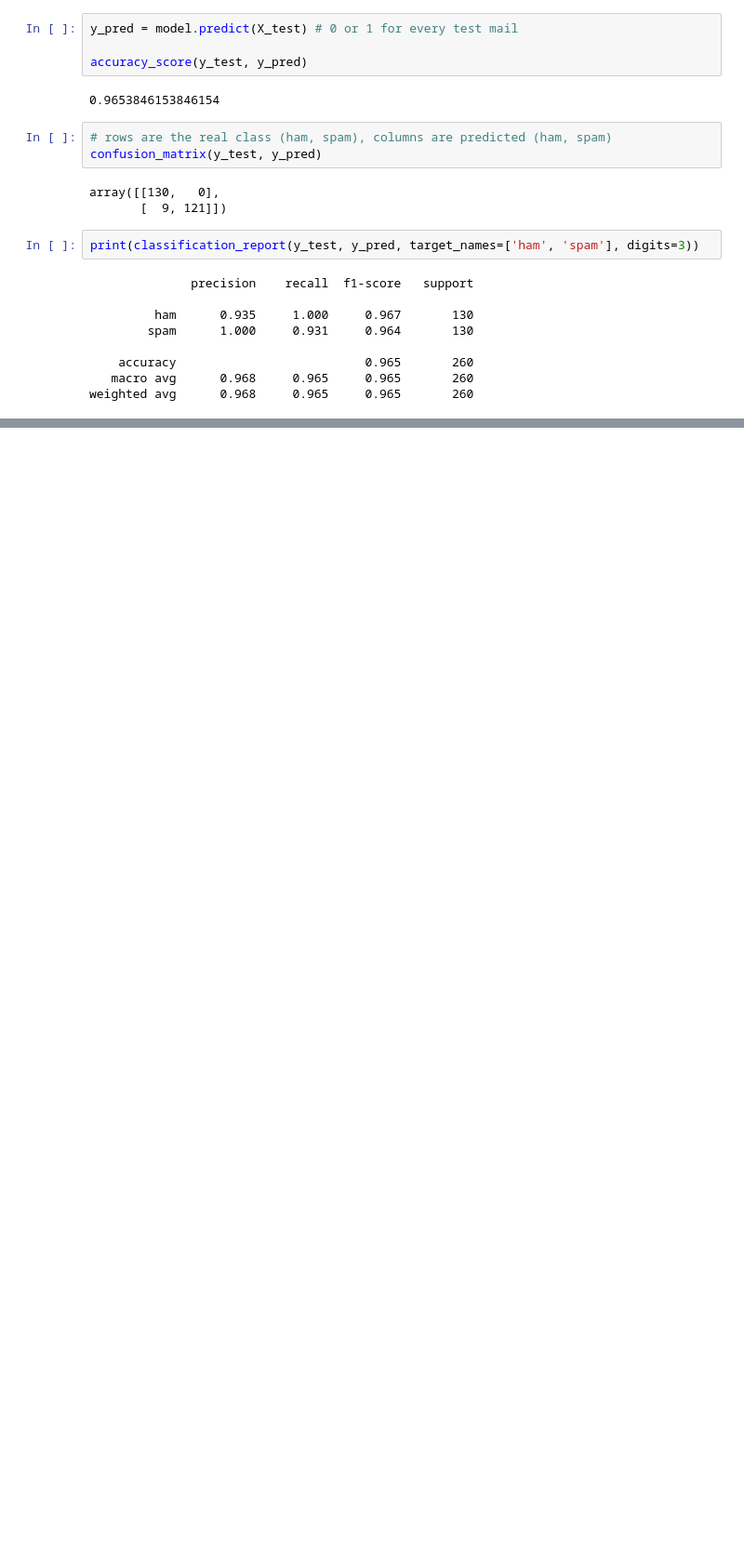
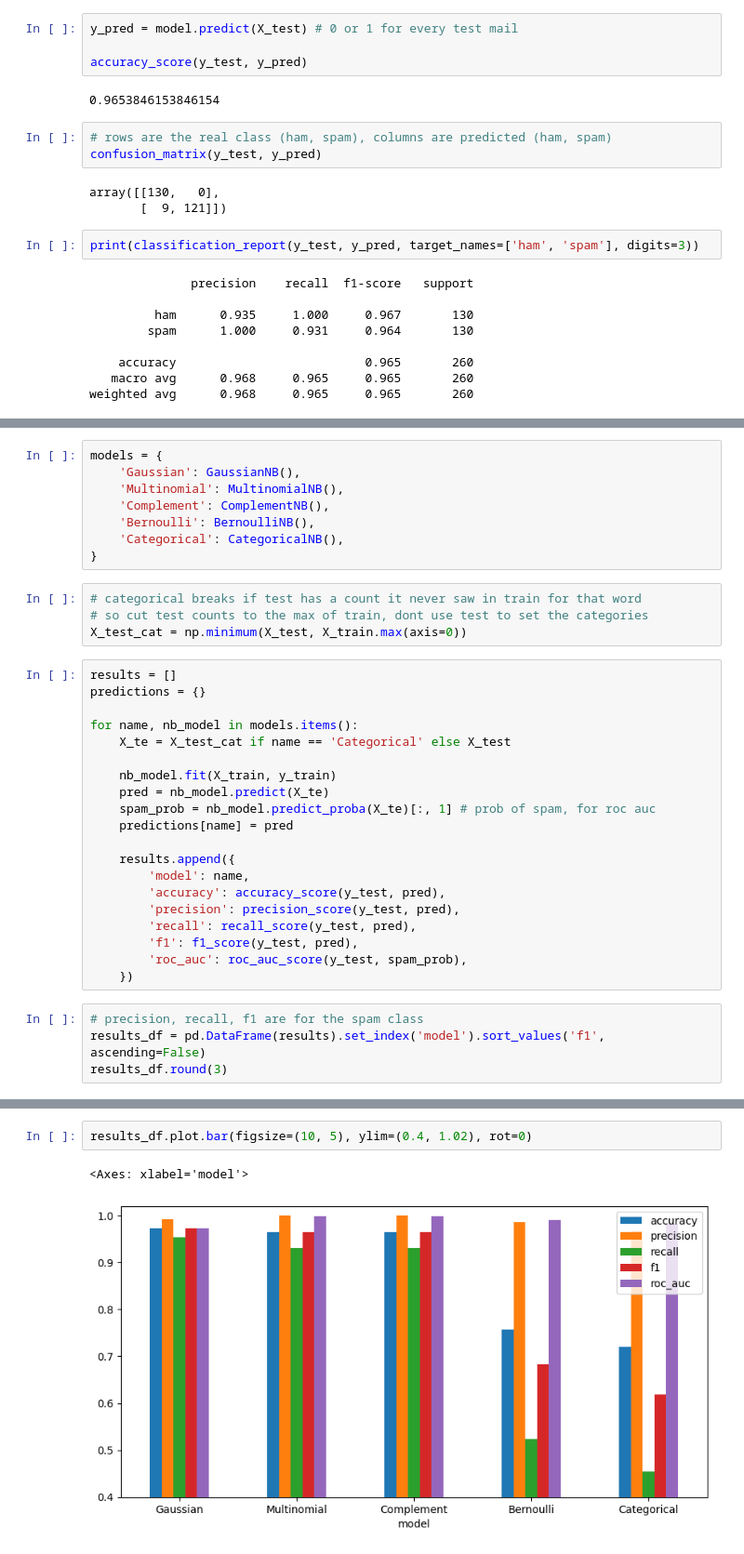
Before and after one commit to beyza1tozman/naive-bayes-spam-detection, a Jupyter notebook: spam_classifier.ipynb, the cells around one changed output, grey strips where cells are left out. Shown at 93% size. Saved outputs shown, nothing was run; the diff lists cells and outputs as text; blank space fills up the shorter version.

Commit message:
Add from scratch naive bayes, compare all sklearn nb models, add readme

```diff
--- a/spam_classifier.ipynb
+++ b/spam_classifier.ipynb
@@ -162,0 +119,36 @@ weighted avg      0.968     0.965     0.965       260
+# %%
+models = {
+    'Gaussian': GaussianNB(),
+    'Multinomial': MultinomialNB(),
+    'Complement': ComplementNB(),
+    'Bernoulli': BernoulliNB(),
+    'Categorical': CategoricalNB(),
+}
+# %%
+# categorical breaks if test has a count it never saw in train for that word
+# so cut test counts to the max of train, dont use test to set the categories
+X_test_cat = np.minimum(X_test, X_train.max(axis=0))
+# %%
+results = []
+predictions = {}
+
+for name, nb_model in models.items():
+    X_te = X_test_cat if name == 'Categorical' else X_test
+
+    nb_model.fit(X_train, y_train)
+    pred = nb_model.predict(X_te)
+    spam_prob = nb_model.predict_proba(X_te)[:, 1] # prob of spam, for roc auc
+    predictions[name] = pred
+
+    results.append({
+        'model': name,
+        'accuracy': accuracy_score(y_test, pred),
+        'precision': precision_score(y_test, pred),
+        'recall': recall_score(y_test, pred),
+        'f1': f1_score(y_test, pred),
+        'roc_auc': roc_auc_score(y_test, spam_prob),
+    })
+# %%
+# precision, recall, f1 are for the spam class
+results_df = pd.DataFrame(results).set_index('model').sort_values('f1', ascending=False)
+results_df.round(3)
@@ -162,0 +214,5 @@ weighted avg      0.968     0.965     0.965       260
+# %%
+results_df.plot.bar(figsize=(10, 5), ylim=(0.4, 1.02), rot=0)
+# %% [output]
+<Axes: xlabel='model'>
+[figure, added]
```
Also changed, not shown: parts of 14 cells of this notebook, 3 other files.
